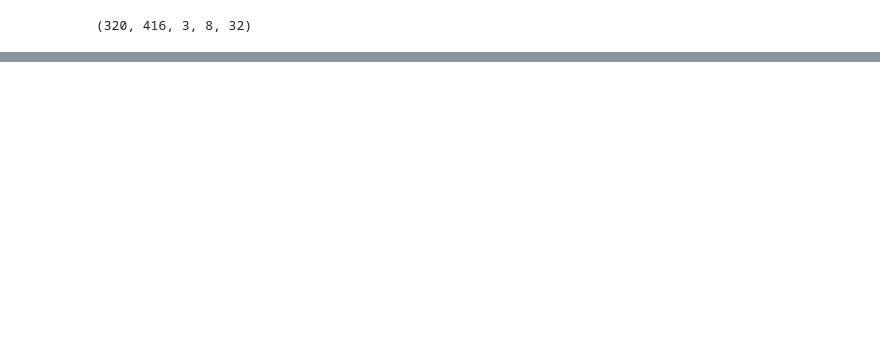
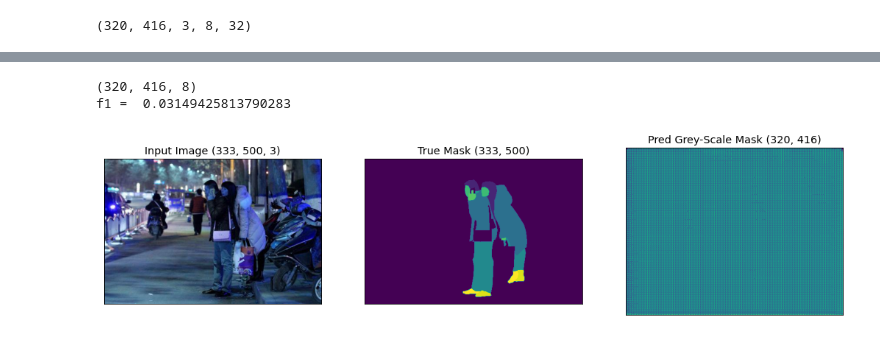
Before and after one commit to Junaidhassan99/FYP, a Jupyter notebook: fyp_04_merge_classes_junaid.ipynb, the cells around one changed output, grey strips where cells are left out. Drawn from its saved outputs; the diff is of its cells as text; code cells hidden in the pictures; blank space fills up the shorter version.

```diff
--- a/fyp_04_merge_classes_junaid.ipynb
+++ b/fyp_04_merge_classes_junaid.ipynb
@@ -54,8 +70,11 @@ is_download_cihp_dataset = False
 
 # model with reduced classes and transfer learning
 run_model_parsing_3 = False
+run_model_parsing_4 = False
 # %%
-saved_models_path = '/content/gdrive/MyDrive/Saved-Models'
+# saved_models_path = '/content/gdrive/MyDrive/Saved-Models'
 
-from google.colab import drive
-drive.mount('/content/gdrive')
+# from google.colab import drive
+# drive.mount('/content/gdrive')
+
+saved_models_path = '/content'
@@ -199,10 +216,10 @@ print(len(images_train), len(masks_train), len(images_valid), len(masks_valid),
 # %% [output]
 28280 28280 5000 5000 5000
 # %%
-train_x, train_y = shuffle_and_ratio_data(images_train, masks_train, image_root_path='/content/CIHP/Training/Images', mask_root_path='/content/CIHP/Training/Category_ids', dataset_ratio=0.1)
+train_x, train_y = shuffle_and_ratio_data(images_train, masks_train, image_root_path='/content/CIHP/Training/Images', mask_root_path='/content/CIHP/Training/Category_ids', dataset_ratio=0.04)
 train_x, test_x, train_y, test_y = train_test_split(train_x, train_y, test_size=0.2, shuffle=False,)
 
-valid_x, valid_y = shuffle_and_ratio_data(images_valid, masks_valid, image_root_path='/content/CIHP/Validation/Images', mask_root_path='/content/CIHP/Validation/Category_ids', dataset_ratio=0.1)
+valid_x, valid_y = shuffle_and_ratio_data(images_valid, masks_valid, image_root_path='/content/CIHP/Validation/Images', mask_root_path='/content/CIHP/Validation/Category_ids', dataset_ratio=0.04)
 
 len(train_x), len(train_y), len(test_x), len(test_y), len(valid_x), len(valid_y)
 # %% [output]
@@ -466,4 +511,6 @@ IMG_HEIGHT, IMG_WIDTH, N_CHANNELS, N_CLASSES, BATCH_SIZE_PARSING
 # %%
+%%time
+
 INITIAL_LR = 1e-3
 MIN_LR = 1e-6
 LR_REDUCTION_FACTOR = 0.1
@@ -473,19 +520,17 @@ EARLY_STOPPING_PATIENCE = 2
 
 EPOCHS = 1
 VERBOSE = 2
+# BATCH_SIZE_PARSING = 16 # defined as global parameter for human parsing model
 
 # These file names refer to names by which model weights files will be saved or loaded: model_parsing_[model_number]_[saved_file_number]
-WEIGHT_FILE_NAME = 'model_parsing_3_0.h5'
-MODEL_FILE_NAME = 'model_parsing_3_1.h5'
+WEIGHT_FILE_NAME = 'model_parsing_4_0.h5'
+MODEL_FILE_NAME = 'model_parsing_4_1.h5'
 
-model_parsing_3 = build_effienet_unet(input_shape=(IMG_HEIGHT, IMG_WIDTH, N_CHANNELS), n_classes=N_CLASSES)
+model_parsing_4 = build_unet_model(input_shape=(IMG_HEIGHT, IMG_WIDTH, N_CHANNELS), n_classes=N_CLASSES)
 
-if run_model_parsing_3:
+if run_model_parsing_4:
 
-  tf.keras.mixed_precision.set_global_policy(policy="float32")
-  tf.keras.mixed_precision.global_policy()
-
-  model_parsing_3.compile(loss=tf.keras.losses.CategoricalCrossentropy(), optimizer=tf.keras.optimizers.Adam(INITIAL_LR), metrics=['accuracy'])
+  model_parsing_4.compile(loss=tf.keras.losses.CategoricalCrossentropy(), optimizer=tf.keras.optimizers.Adam(INITIAL_LR), metrics=['accuracy'])
 
   callbacks = [
       ModelCheckpoint(os.path.join(saved_models_path, WEIGHT_FILE_NAME), save_best_only=True, save_weights_only=True),
@@ -493,18 +538,19 @@ if run_model_parsing_3:
       EarlyStopping(monitor='val_loss', patience=EARLY_STOPPING_PATIENCE),
   ]
 
-  model_parsing_3.fit(train_data_3, steps_per_epoch=len(train_data_3),
+  model_parsing_4.fit(train_data_3, steps_per_epoch=len(train_data_3),
                       validation_data=valid_data_3, validation_steps=len(valid_data_3),
                       epochs=EPOCHS, verbose=VERBOSE, batch_size=BATCH_SIZE_PARSING, callbacks=callbacks)
 
-  model_parsing_3.save(os.path.join(saved_models_path, MODEL_FILE_NAME))
+  model_parsing_4.save(os.path.join(saved_models_path, MODEL_FILE_NAME))
 
 else:
 
   # currently we are using saved model as model weight file
-  model_parsing_3 = load_model(os.path.join(saved_models_path, WEIGHT_FILE_NAME))
+  model_parsing_4 = load_model(os.path.join(saved_models_path, MODEL_FILE_NAME))
+  # model_parsing_4.load_weights(os.path.join(saved_models_path, WEIGHT_FILE_NAME))
 
-model_parsing_3.summary()
+model_parsing_4.summary()
 
 # visualize a plot of model
 # tf.keras.utils.plot_model(model_parsing_0, show_shapes=True,)
@@ -569,31 +633,35 @@ def plot_and_predict_model(class_labels, model):
 
   plt.rc('font', size=12)
 
 
   ax1  = fig.add_subplot(1, 3, 1,)
   visual_x = cv2.imread(image_path)
   ax1.imshow(visual_x)
   ax1.set_title('Input Image %s' % str(visual_x.shape))
 
   plt.xticks([])
   plt.yticks([])
 
 
   ax2 = fig.add_subplot(1, 3, 2,)
   true_mask = cv2.imread(mask_path, cv2.IMREAD_GRAYSCALE)
   ax2.imshow(true_mask)
   ax2.set_title('True Mask %s' % str(true_mask.shape))
 
   plt.xticks([])
   plt.yticks([])
 
 
   ax3 = fig.add_subplot(1, 3, 3,)
   ax3.imshow(pred_mask)
   ax3.set_title('Pred Grey-Scale Mask %s' % str(pred_mask.shape))
 
   plt.xticks([])
   plt.yticks([])
 
 
-plot_and_predict_model(merged_class_labels, model_parsing_3)
+plot_and_predict_model(merged_class_labels, model_parsing_4)
+# %% [output]
+(320, 416, 8)
+f1 =  0.03149425813790283
+[figure, added]
```
Also changed, not shown: parts of 10 cells of this notebook.
